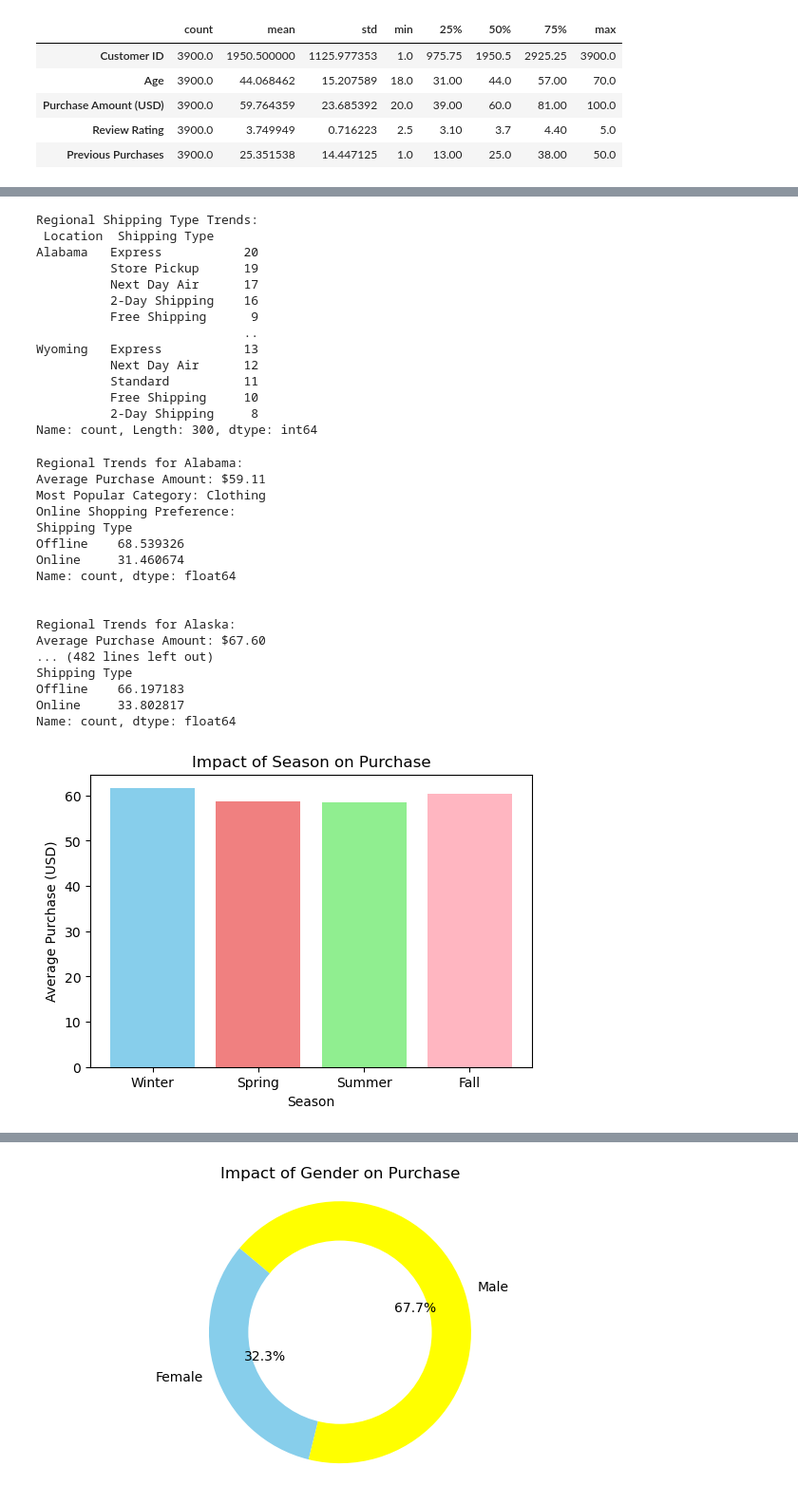
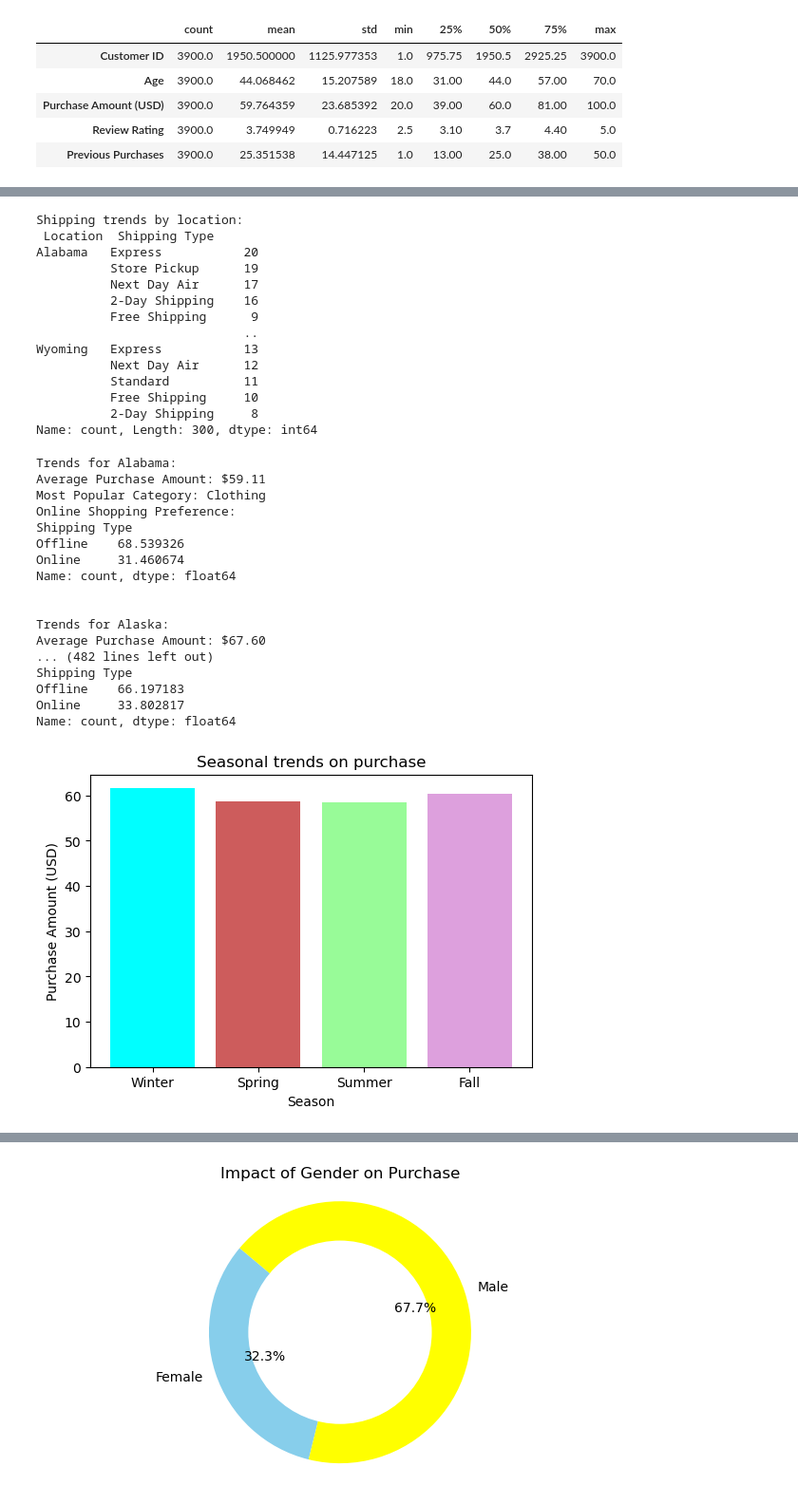
Before and after one commit to ShauryaJain03/Eco_Term_Paper, a Jupyter notebook: Price Discrimation.ipynb, the cells around one changed output, grey strips where cells are left out. Shown at 95% size. Saved outputs shown, nothing was run; the diff lists cells and outputs as text; code cells hidden in the pictures.

```diff
--- a/Price Discrimation.ipynb
+++ b/Price Discrimation.ipynb
@@ -172,9 +169,9 @@ Wisconsin       55.946667    55.0  4196
 Wyoming         60.690141    60.0  4309
 # %%
 shipping_type_counts = data.groupby("Location")["Shipping Type"].value_counts()
-print("Regional Shipping Type Trends:\n", shipping_type_counts)
+print("Shipping trends by location:\n", shipping_type_counts)
 # %% [output]
-Regional Shipping Type Trends:
+Shipping trends by location:
  Location  Shipping Type
 Alabama   Express           20
           Store Pickup      19
@@ -189,31 +186,20 @@ Wyoming   Express           13
           2-Day Shipping     8
 Name: count, Length: 300, dtype: int64
 # %%
-location_groups = data.groupby("Location")
-
-# Analyze regional trends
-for location, location_data in location_groups:
-    print(f"Regional Trends for {location}:")
-
-    # Calculate average purchase amount in this region
-    avg_purchase_amount = location_data["Purchase Amount (USD)"].mean()
-    print(f"Average Purchase Amount: ${avg_purchase_amount:.2f}")
-
-    # Count the most popular product categories in this region
+data_groupby_location = data.groupby("Location")
+for location, location_data in data_groupby_location:
+    print(f"Trends for {location}:")
+    purchase_amount_avg = location_data["Purchase Amount (USD)"].mean()
+    print(f"Average Purchase Amount: ${purchase_amount_avg:.2f}")
     popular_categories = location_data["Category"].value_counts().idxmax()
     print(f"Most Popular Category: {popular_categories}")
-
-    # Analyze online shopping preferences
     online_shopping = location_data["Shipping Type"].apply(lambda x: "Online" if "Express" in x or "Standard" in x else "Offline")
     online_percentage = (online_shopping.value_counts() / len(online_shopping)) * 100
     print(f"Online Shopping Preference:")
     print(online_percentage)
-
-    # Consider other factors based on your data and business context
-
     print("\n")
 # %% [output]
-Regional Trends for Alabama:
+Trends for Alabama:
 Average Purchase Amount: $59.11
 Most Popular Category: Clothing
 Online Shopping Preference:
@@ -223,7 +209,7 @@ Online     31.460674
 Name: count, dtype: float64
 
 
-Regional Trends for Alaska:
+Trends for Alaska:
 Average Purchase Amount: $67.60
 ... (482 lines left out)
 Shipping Type
@@ -232,15 +218,15 @@ Online     33.802817
 Name: count, dtype: float64
 # %%
 seasons = data['Season'].unique()
-average_purchase_by_season = data.groupby('Season')['Purchase Amount (USD)'].mean()
+average_purchase_amount_by_season = data.groupby('Season')['Purchase Amount (USD)'].mean()
 
 plt.figure(figsize=(6, 4))
-plt.bar(seasons, average_purchase_by_season, color=['skyblue', 'lightcoral', 'lightgreen', 'lightpink'])
-plt.title("Impact of Season on Purchase")
+plt.bar(seasons, average_purchase_amount_by_season, color=['cyan', 'indianred', 'palegreen', 'plum'])
+plt.title("Seasonal trends on purchase")
 plt.xlabel("Season")
-plt.ylabel("Average Purchase (USD)")
+plt.ylabel("Purchase Amount (USD)")
 plt.show()
 # %% [output]
-[figure, old version]
+[figure, new version]
 # %%
 plt.figure(figsize=(6, 4))
```
Also changed, not shown: parts of 10 cells of this notebook.
